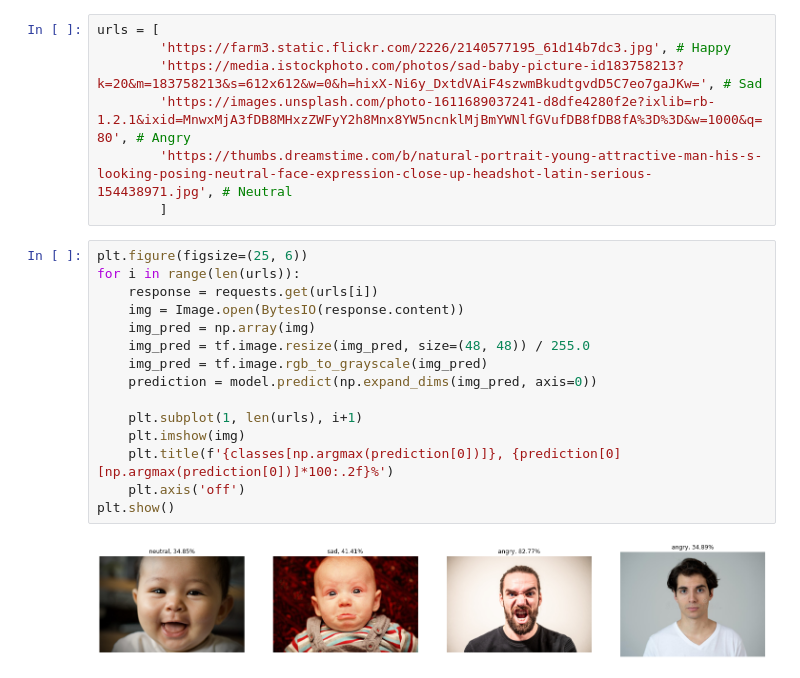
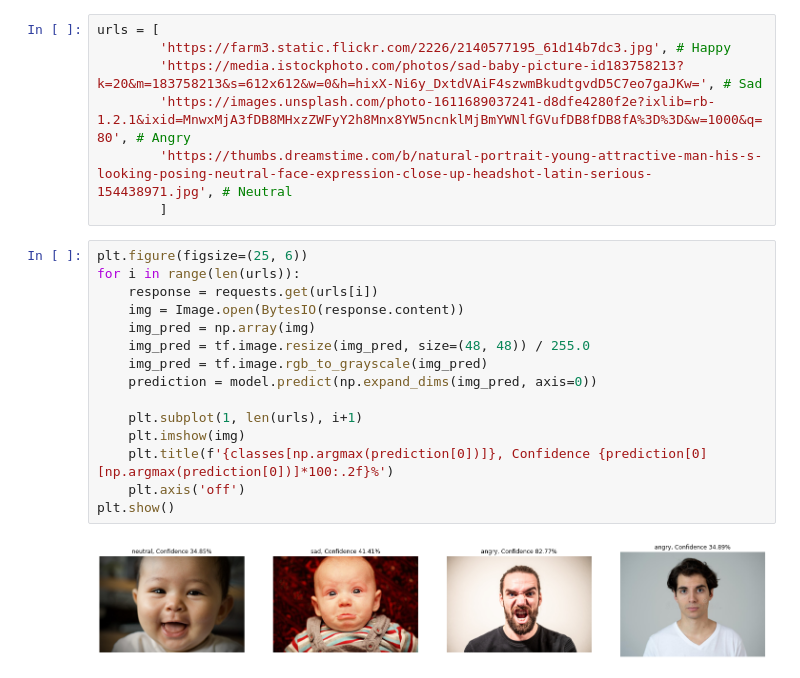
Before and after one commit to Penzragon/Facial-Expressions-Recognition, a Jupyter notebook: model_test.ipynb, the cells around one changed output. Saved outputs shown, nothing was run; the diff lists cells and outputs as text.

Commit message:
Add confidence level

```diff
--- a/model_test.ipynb
+++ b/model_test.ipynb
@@ -27,17 +25,17 @@ urls = [
 # %%
 plt.figure(figsize=(25, 6))
 for i in range(len(urls)):
     response = requests.get(urls[i])
     img = Image.open(BytesIO(response.content))
     img_pred = np.array(img)
     img_pred = tf.image.resize(img_pred, size=(48, 48)) / 255.0
     img_pred = tf.image.rgb_to_grayscale(img_pred)
     prediction = model.predict(np.expand_dims(img_pred, axis=0))
 
     plt.subplot(1, len(urls), i+1)
     plt.imshow(img)
-    plt.title(f'{classes[np.argmax(prediction[0])]}, {prediction[0][np.argmax(prediction[0])]*100:.2f}%')
+    plt.title(f'{classes[np.argmax(prediction[0])]}, Confidence {prediction[0][np.argmax(prediction[0])]*100:.2f}%')
     plt.axis('off')
 plt.show()
 # %% [output]
-[figure, old version]
+[figure, new version]
```
Also changed, not shown: parts of 1 cell of this notebook.
